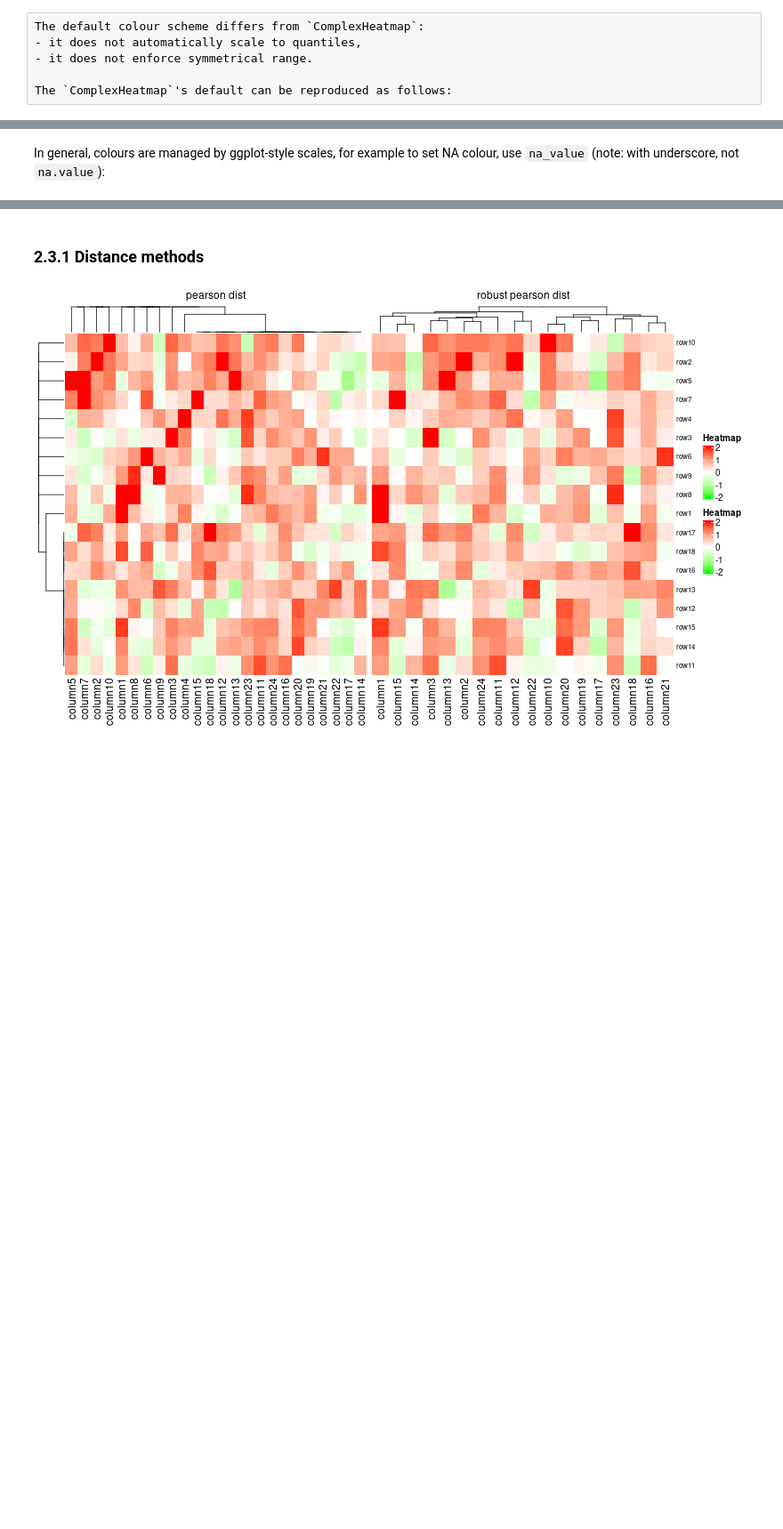
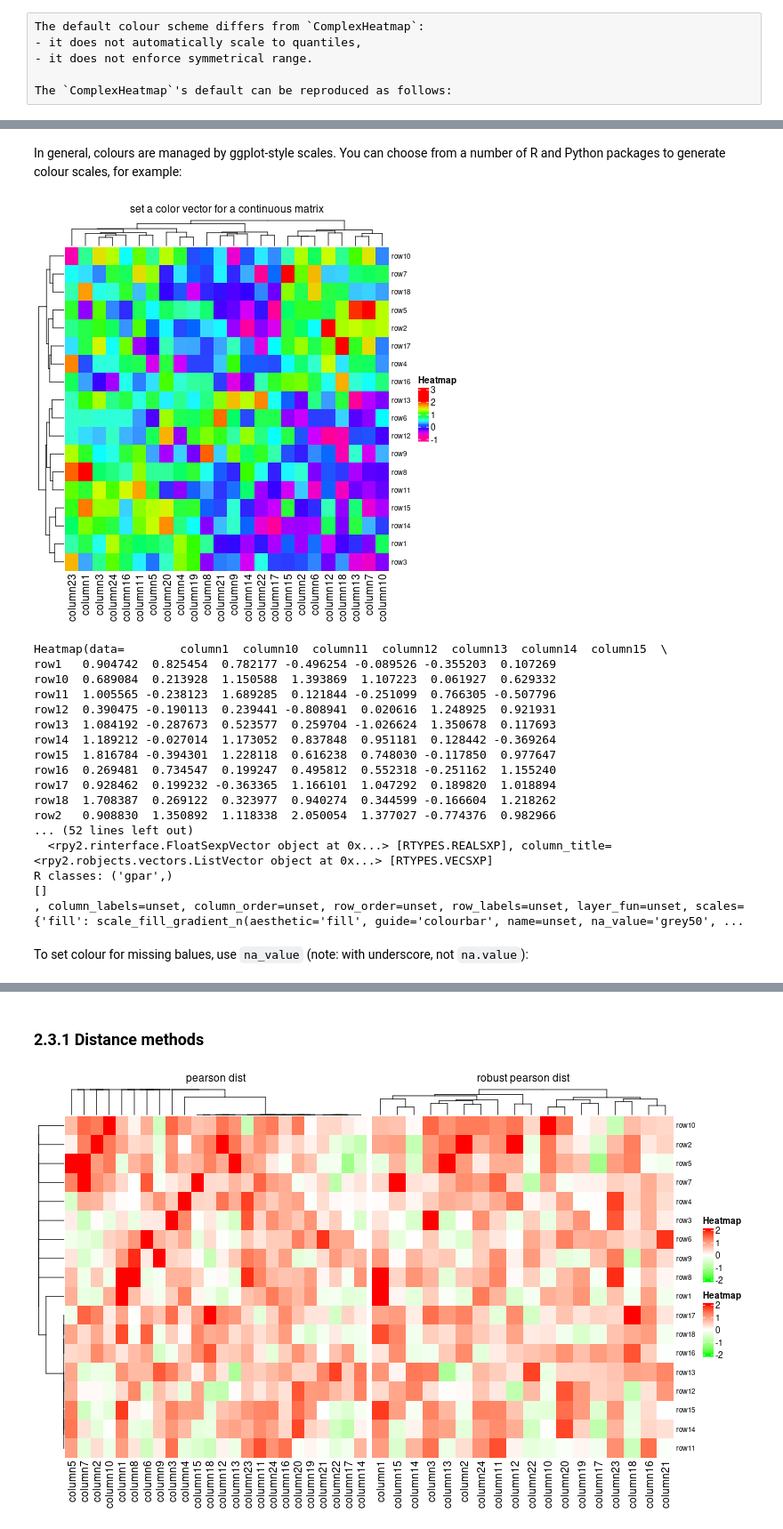
Before and after one commit to krassowski/rpy2-complex-heatmap-grammar, a Jupyter notebook: Examples.ipynb, the cells around one changed output, grey strips where cells are left out. Shown: that part at 89% size. Cells and saved outputs as stored; diff of their text form; code cells hidden in the pictures; blank space fills up the shorter version.

Commit message:
Add more examples, initial `labs` and `guides`,
scales brewer and random

```diff
--- a/Examples.ipynb
+++ b/Examples.ipynb
@@ -74,5 +78,37 @@ R classes: ('gpar',)
-# %% [markdown]
-In general, colours are managed by ggplot-style scales, for example to set NA colour, use `na_value` (note: with underscore, not `na.value`):
+# %% [markdown]
+In general, colours are managed by ggplot-style scales. You can choose from a number of R and Python packages to generate colour scales, for example:
+# %%
+from rpy2.robjects.packages import importr
+gr_devices = importr('grDevices')
+# %%
+(
+    Heatmap(mat, title='set a color vector for a continuous matrix')
+    + scale_fill_gradient_n(
+        colors=reversed(gr_devices.rainbow(10)),
+        quantiles=[0.01, 0.99]
+    )
+)
+# %% [output]
+[figure, added]
+Heatmap(data=        column1  column10  column11  column12  column13  column14  column15  \
+row1   0.904742  0.825454  0.782177 -0.496254 -0.089526 -0.355203  0.107269
+row10  0.689084  0.213928  1.150588  1.393869  1.107223  0.061927  0.629332
+row11  1.005565 -0.238123  1.689285  0.121844 -0.251099  0.766305 -0.507796
+row12  0.390475 -0.190113  0.239441 -0.808941  0.020616  1.248925  0.921931
+row13  1.084192 -0.287673  0.523577  0.259704 -1.026624  1.350678  0.117693
+row14  1.189212 -0.027014  1.173052  0.837848  0.951181  0.128442 -0.369264
+row15  1.816784 -0.394301  1.228118  0.616238  0.748030 -0.117850  0.977647
+row16  0.269481  0.734547  0.199247  0.495812  0.552318 -0.251162  1.155240
+row17  0.928462  0.199232 -0.363365  1.166101  1.047292  0.189820  1.018894
+row18  1.708387  0.269122  0.323977  0.940274  0.344599 -0.166604  1.218262
+row2   0.908830  1.350892  1.118338  2.050054  1.377027 -0.774376  0.982966
+... (52 lines left out)
+  <rpy2.rinterface.FloatSexpVector object at 0x...> [RTYPES.REALSXP], column_title=<rpy2.robjects.vectors.ListVector object at 0x...> [RTYPES.VECSXP]
+R classes: ('gpar',)
+[]
+, column_labels=unset, column_order=unset, row_order=unset, row_labels=unset, layer_fun=unset, scales={'fill': scale_fill_gradient_n(aesthetic='fill', guide='colourbar', name=unset, na_value='grey50', ...
+# %% [markdown]
+To set colour for missing balues, use `na_value` (note: with underscore, not `na.value`):
 # %%
 np.random.seed(0)
 mat_with_na = mat.mask(np.random.random(mat.shape) < .1)
```
Also changed, not shown: parts of 32 cells of this notebook, 9 other files.
